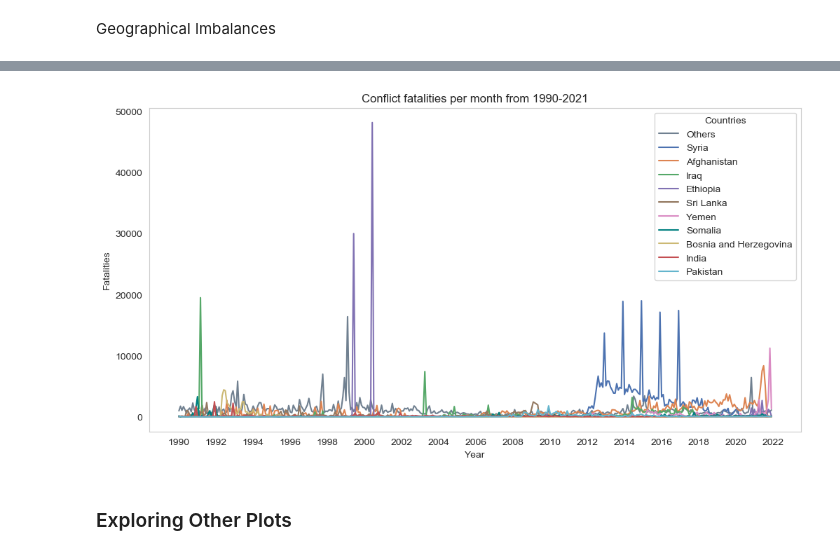
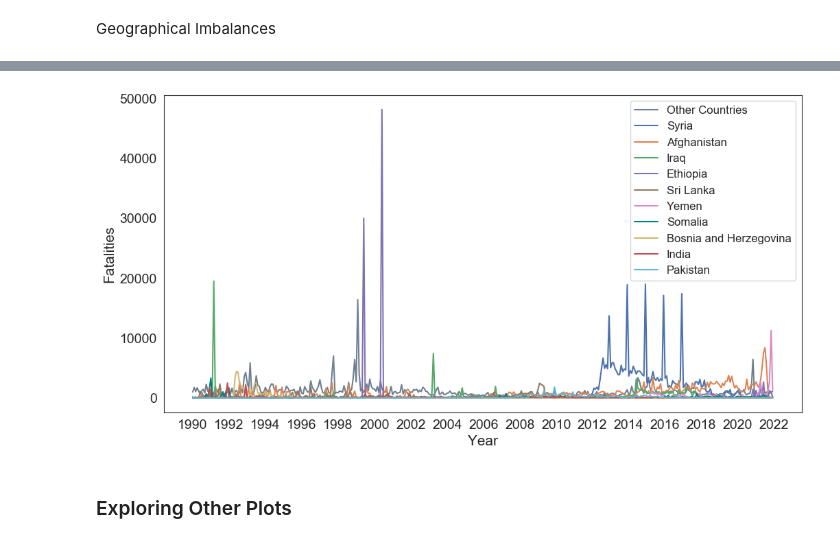
Before and after one commit to simondrauz/bachelor_thesis, a Jupyter notebook: visualizing_fatalities.ipynb, the cells around one changed output, grey strips where cells are left out. Saved outputs shown, nothing was run; the diff lists cells and outputs as text; code cells hidden in the pictures.

```diff
--- a/visualizing_fatalities.ipynb
+++ b/visualizing_fatalities.ipynb
@@ -45,10 +45,15 @@ colormap = colormap_deep_custom; colormap
  (0.39215686274509803, 0.7098039215686275, 0.803921568627451)]
 # %%
 # Optional setting for consistent font sized throughout the plots (not yet used)
-legend_text_size = 12
-title_text_size = 16
+legend_text_size = 13
+title_text_size = 14
 yax_text_size = 14
 xax_text_size = 14
+xticklabel_size = 13
+yticklabel_size = 13
+# %%
+# Set style of seaborn functions
+sns.set_style("white")
 # %%
 # Function to obtain relevant subsets of countries
 def get_country_subsets(data):
@@ -292,7 +308,7 @@ def plot_fatalities_pie_chart_scientific(df):
 # %% [markdown]
 Line plot
 # %%
-def plot_conflict_fatalities(df, colormap):
+def plot_conflict_fatalities(df, colormap, export=False):
     """
     Plots the sum of conflict fatalities over time for the top 10 countries with the most fatalities,
     and one line representing the sum of fatalities for all other countries.
@@ -317,7 +333,7 @@ def plot_conflict_fatalities(df, colormap):
 
     # Aggregate fatalities for other countries
     other_countries_aggregated = other_countries_data.groupby('month_id')['ged_sb'].sum().reset_index()
-    other_countries_aggregated['country_id'] = 'Others'
+    other_countries_aggregated['country_id'] = 'Other Countries'
 
     # Combine data
     combined_data = pd.concat([top_countries_data, other_countries_aggregated])
@@ -328,7 +344,7 @@ def plot_conflict_fatalities(df, colormap):
     combined_data.sort_values(by='total_fatalities', ascending=False, inplace=True)
 
     # Apply the mapping function to the index, excluding 'Others'
-    combined_data.country_id = [id if id == 'Others' else map_country_id_to_country_name(id) for id in combined_data.country_id]
+    combined_data.country_id = [id if id == 'Other Countries' else map_country_id_to_country_name(id) for id in combined_data.country_id]
 
     # Set 11 colors for the with '#708090' as the first color and the rest in a gradient from tab10
     colors = list()
@@ -340,11 +356,13 @@ def plot_conflict_fatalities(df, colormap):
     sns.lineplot(data=combined_data, x='month_id', y='ged_sb', hue='country_id', palette=colors)
 
     # make a bold title
-    plt.title('Conflict fatalities per month from 1990-2021')
-    plt.xlabel('Year')
-    plt.ylabel('Fatalities')
-    # plt.legend(title='Countries', bbox_to_anchor=(1.05, 1), loc='upper left')
-    plt.legend(title='Countries', loc='upper right')
+    # plt.title('Conflict fatalities per month from 1990-2021', fontsize=title_text_size)
+    plt.xlabel('Year', fontsize=xax_text_size+1)
+    plt.ylabel('Fatalities', fontsize=yax_text_size+1)
+    plt.xticks(fontsize=xticklabel_size+1)
+    plt.yticks(fontsize=yticklabel_size+1)
+    # Change Legend title size and locate it at the left
+    plt.legend(fontsize=legend_text_size-1, loc='upper right')
     # sns.set_style("whitegrid")
     plt.grid(False)
     # Set x-axis ticks
@@ -356,6 +374,8 @@ def plot_conflict_fatalities(df, colormap):
     plt.gca().xaxis.set_major_locator(mdates.YearLocator(2))
 
     plt.xticks(rotation=0)  # Rotate x-axis labels for better readability
+    if export:
+        plt.savefig(fr'C:\Users\Uwe Drauz\Documents\bachelor_thesis_local\personal_competition_data\Plots\plots_for_data_section\line_plot_fatalities_per_month.png', dpi=300, bbox_inches='tight')
     plt.show()
 # %%
 def plot_total_fatalities_over_time(df):
@@ -670,8 +704,8 @@ plot_fatalities_lollipop_chart(data)
 # %%
 
-plot_conflict_fatalities(data, colormap)
+plot_conflict_fatalities(data, colormap, export=True)
 # %% [output]
-[figure, old version]
+[figure, new version]
 # %% [markdown]
 ### Exploring Other Plots
 # %%
```
Also changed, not shown: parts of 10 cells of this notebook.
